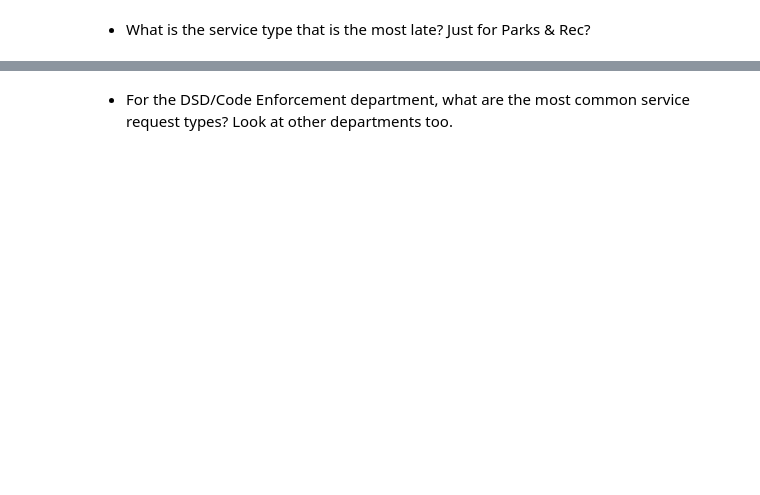
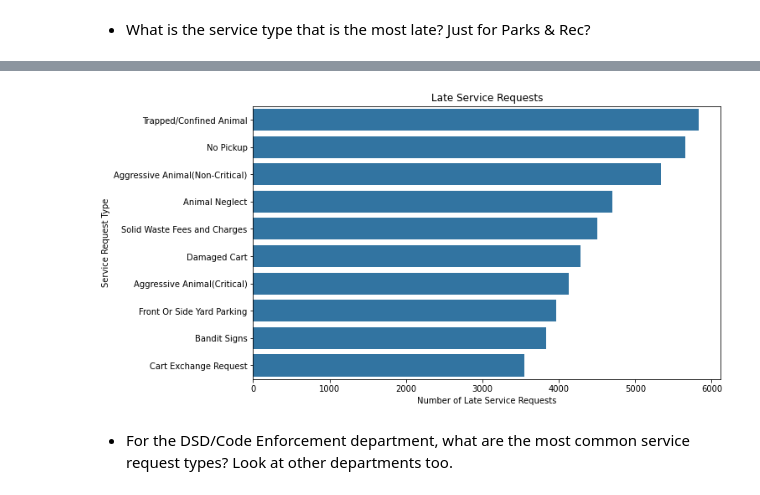
Before and after one commit to Jared-Godar/spark-exercises, a Jupyter notebook: explore_exercises.ipynb, the cells around one changed output, grey strips where cells are left out. Cells and saved outputs as stored; diff of their text form; code cells hidden in the pictures; blank space fills up the shorter version.

```diff
--- a/explore_exercises.ipynb
+++ b/explore_exercises.ipynb
@@ -40,2 +224,11 @@ To adjust logging level use sc.setLogLevel(newLevel). For SparkR, use setLogLeve
 # %% [markdown]
 - What is the service type that is the most late? Just for Parks & Rec?
+# %%
+late_service = spark.sql('''
+SELECT service_request_type, COUNT(service_request_type) AS num_late_service_req
+FROM df
+WHERE case_late = "YES"
+GROUP BY service_request_type
+SORT BY num_late_service_req DESC
+LIMIT 10
+''').toPandas()
@@ -42,2 +249,11 @@ To adjust logging level use sc.setLogLevel(newLevel). For SparkR, use setLogLeve
+# %%
+plt.figure(figsize=(10, 6))
+sns.barplot(x="num_late_service_req", y="service_request_type", data=late_service, color="tab:blue")
+plt.title('Late Service Requests')
+plt.xlabel('Number of Late Service Requests')
+plt.ylabel('Service Request Type')
+plt.show()
+# %% [output]
+[figure, added]
 # %% [markdown]
 - For the DSD/Code Enforcement department, what are the most common service request types? Look at other departments too.
```
Also changed, not shown: parts of 23 cells of this notebook.
